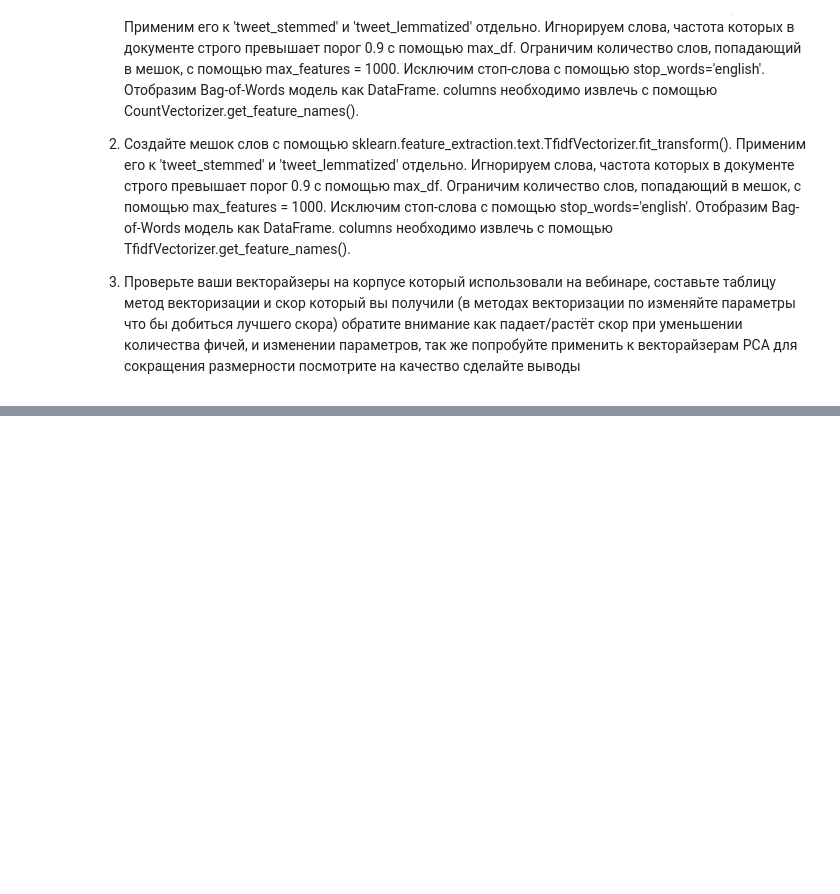
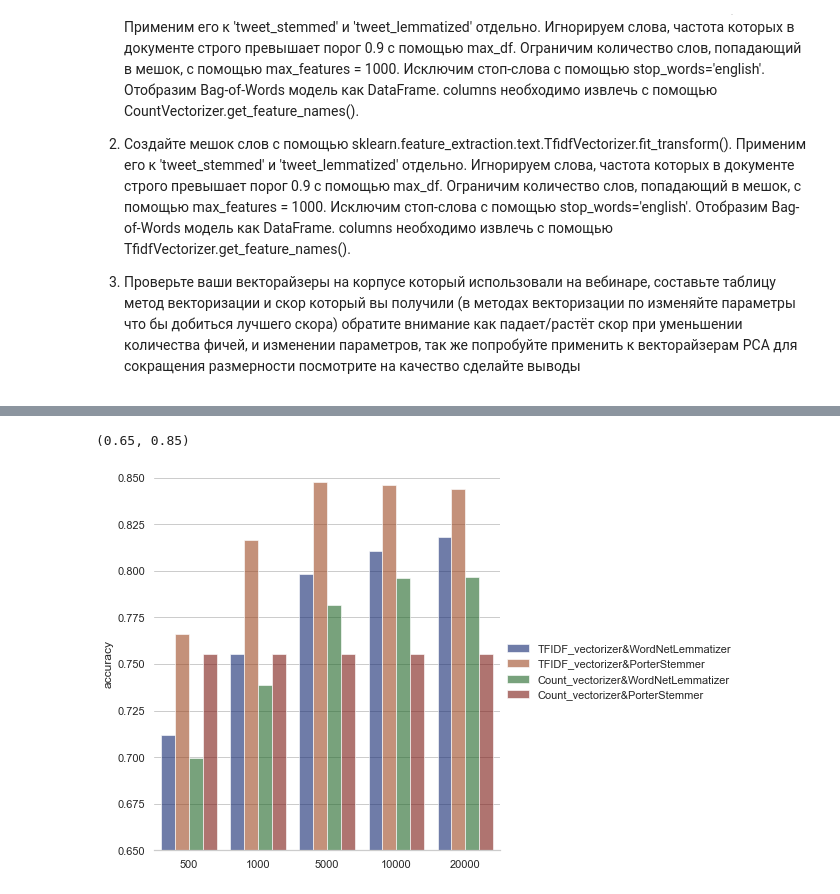
Before and after one commit to LMAXL7791211/NLPGB, a Jupyter notebook: HW2_NLP_Lukyanov_M.ipynb, the cells around one changed output, grey strips where cells are left out. Saved outputs shown, nothing was run; the diff lists cells and outputs as text; code cells hidden in the pictures; blank space fills up the shorter version.

```diff
--- a/HW2_NLP_Lukyanov_M.ipynb
+++ b/HW2_NLP_Lukyanov_M.ipynb
@@ -24,0 +385,10 @@
+# %%
+# "обнулим" результаты, пересчитаем все варианты
+
+models_results = {
+    'vectorizer': [],
+    'stem': [],
+    'max_df': [],
+    'max_feats': [],
+    'accuracy': []
+    }
@@ -24,0 +399,3 @@
+# %%
+df_models_results = pd.DataFrame(data=models_results)
+df_models_results.sort_values('accuracy', ascending=False)
@@ -24,0 +420,18 @@
+# %%
+df_models_results['vect&stem'] = df_models_results['vectorizer'] +'&' + df_models_results['stem']
+# %%
+sns.set_theme(style="whitegrid")
+
+
+g = sns.catplot(
+    data=df_models_results, kind="bar",
+    x="max_feats", y="accuracy", hue="vect&stem",
+    ci="sd", palette="dark", alpha=.6, height=6
+)
+g.despine(left=True)
+g.set_axis_labels("", "accuracy")
+g.legend.set_title("")
+plt.ylim(0.65,0.85)
+# %% [output]
+(0.65, 0.85)
+[figure, added]
```
Also changed, not shown: parts of 44 cells of this notebook.
